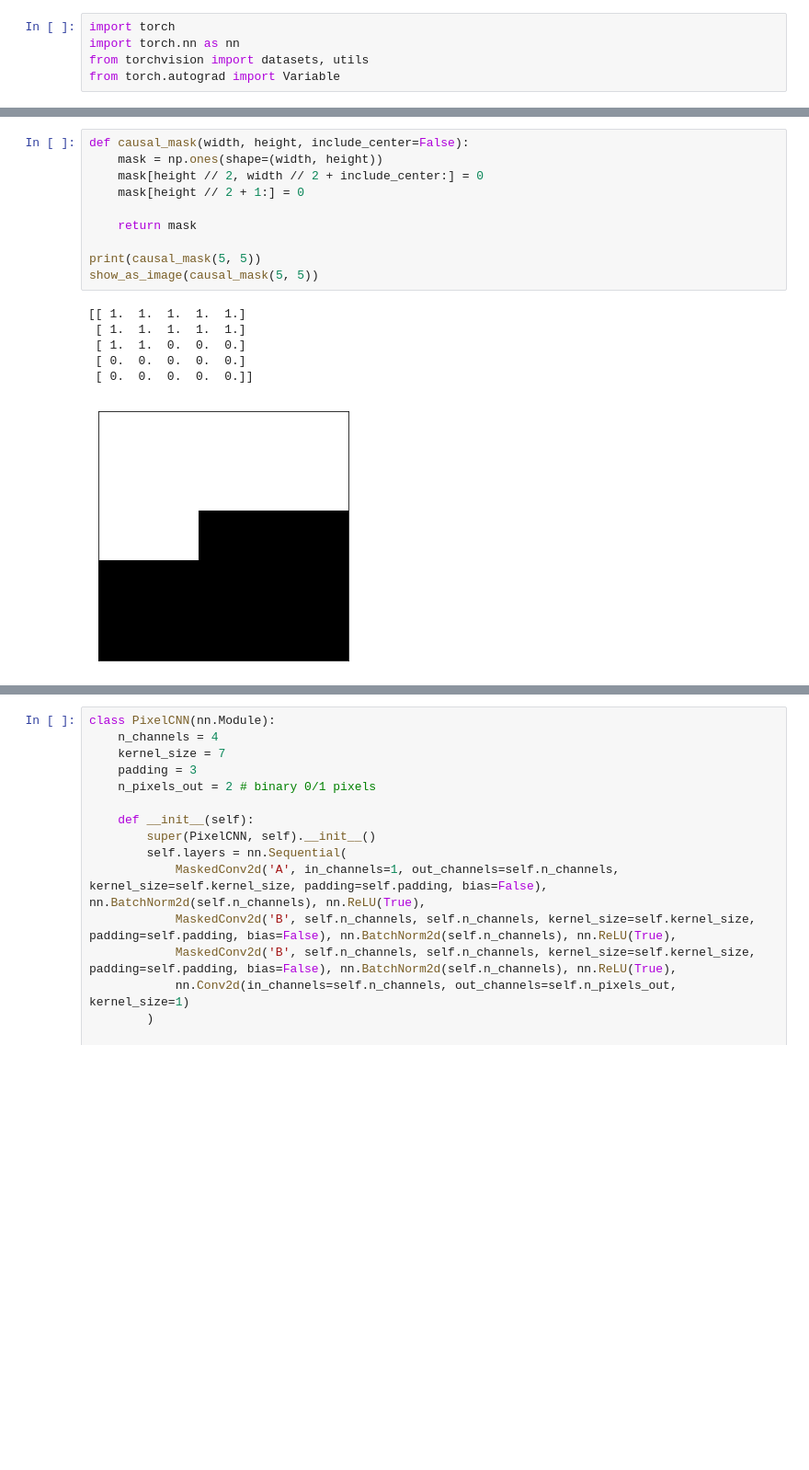
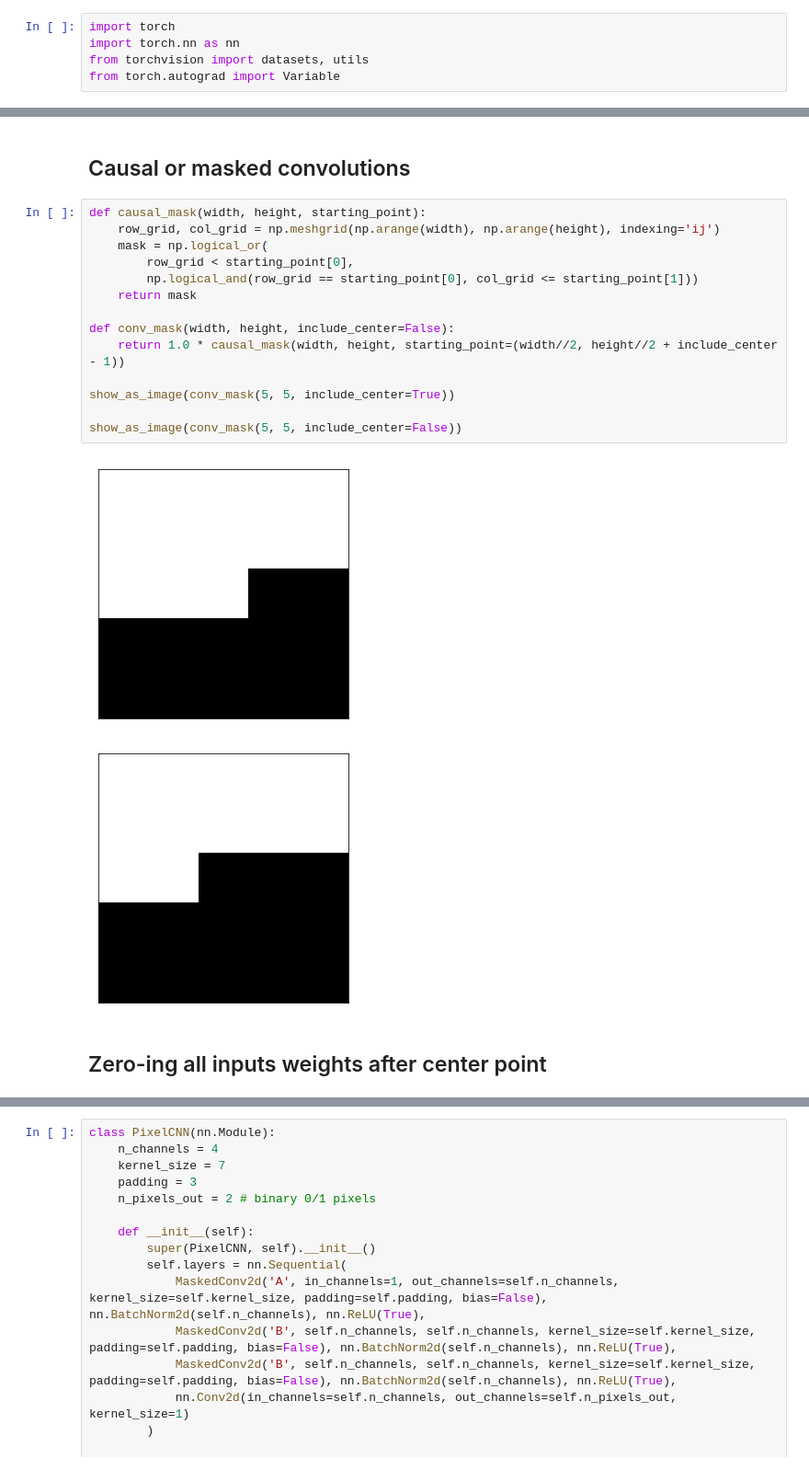
Before and after one commit to pilipolio/learn-pytorch, a Jupyter notebook: 201708_ToyPixelCNN.ipynb, the cells around one changed output, grey strips where cells are left out. Shown: that part at 92% size. Saved outputs shown, nothing was run; the diff lists cells and outputs as text; blank space fills up the shorter version.

```diff
--- a/201708_ToyPixelCNN.ipynb
+++ b/201708_ToyPixelCNN.ipynb
@@ -33,23 +33,27 @@ Same model for PixelRNN and PixelCNN:
 $$p(\mathbf{x}) = \prod_{i=1}^{n^2} p(x_i|x_{1}, \dots, x_{i-1})$$
 
 ![](http://sergeiturukin.com/assets/2017-02-22-183010_479x494_scrot.png)
-# %%
-def causal_mask(width, height, include_center=False):
-    mask = np.ones(shape=(width, height))
-    mask[height // 2, width // 2 + include_center:] = 0
-    mask[height // 2 + 1:] = 0
-
-    return mask
-
-print(causal_mask(5, 5))
-show_as_image(causal_mask(5, 5))
-# %% [output]
-[[ 1.  1.  1.  1.  1.]
- [ 1.  1.  1.  1.  1.]
- [ 1.  1.  0.  0.  0.]
- [ 0.  0.  0.  0.  0.]
- [ 0.  0.  0.  0.  0.]]
-[figure, removed]
+# %% [markdown]
+## Causal or masked convolutions
+# %%
+def causal_mask(width, height, starting_point):
+    row_grid, col_grid = np.meshgrid(np.arange(width), np.arange(height), indexing='ij')
+    mask = np.logical_or(
+        row_grid < starting_point[0],
+        np.logical_and(row_grid == starting_point[0], col_grid <= starting_point[1]))
+    return mask
+
+def conv_mask(width, height, include_center=False):
+    return 1.0 * causal_mask(width, height, starting_point=(width//2, height//2 + include_center - 1))
+
+show_as_image(conv_mask(5, 5, include_center=True))
+
+show_as_image(conv_mask(5, 5, include_center=False))
+# %% [output]
+[figure, added]
+[figure, added]
+# %% [markdown]
+## Zero-ing all inputs weights after center point
 # %%
 out_channels, in_channels, width, height = 2, 2, 3, 3
 
```
Also changed, not shown: parts of 10 cells of this notebook, 1 other file.
